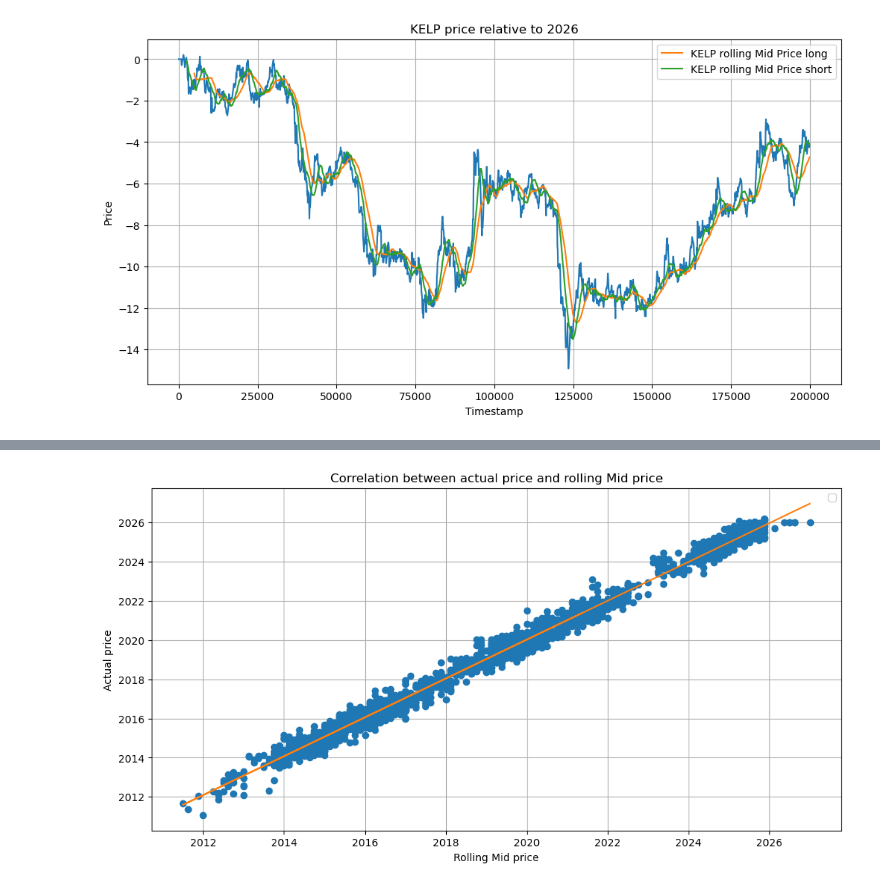
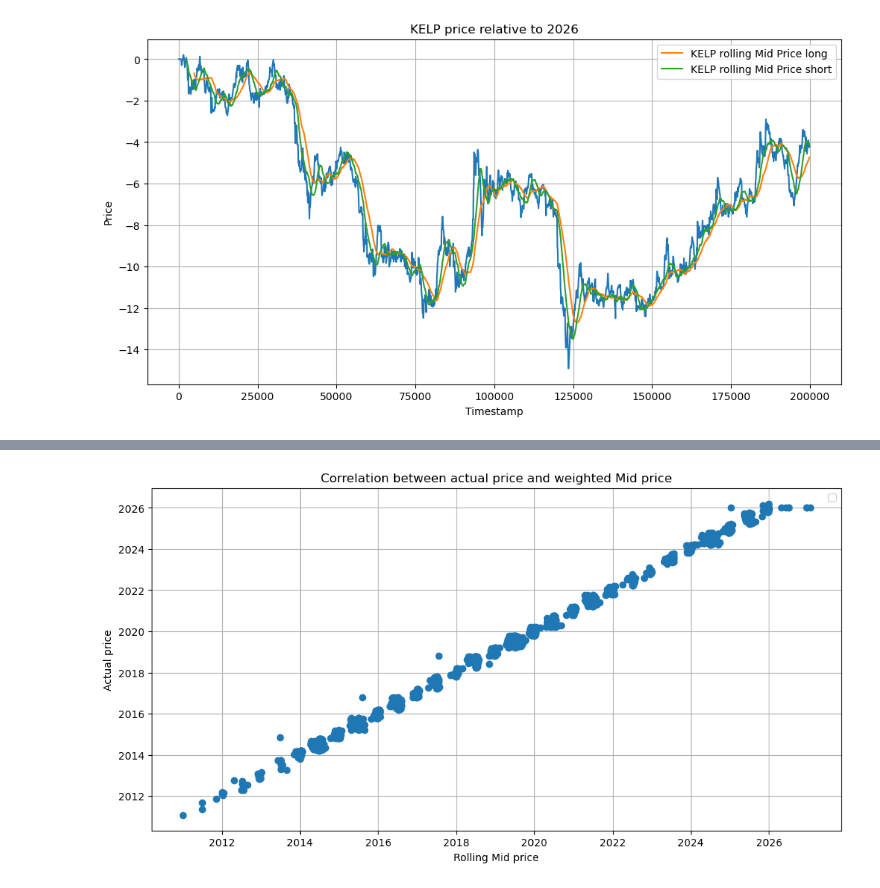
Before and after one commit to UlrichVestuche/IMC-Prosperity-3, a Jupyter notebook: Tutorial Gleb/data_ga.ipynb, the cells around one changed output, grey strips where cells are left out. Saved outputs shown, nothing was run; the diff lists cells and outputs as text; code cells hidden in the pictures.

```diff
--- a/Tutorial Gleb/data_ga.ipynb
+++ b/Tutorial Gleb/data_ga.ipynb
@@ -140,15 +192,18 @@ time = df_kelp['timestamp']
 
 print(list(df_kelp['mid_price']))
 
-df_kelp_rolling_mid = [(x - 2026) for x in df_kelp['mid_price'].rolling(window=4).mean()]
+df_kelp_rolling_mid = [(x) for x in df_kelp['mid_price'].rolling(window=4).mean()]
 
-df_kelp_mid_std = [(df_kelp_rolling_mid[i] - list(df_kelp['profit_and_loss'])[i]) for i in range(len(time))]
+df_kelp_weighted_mid = [(x) for x in mid_weight]
+
+
+df_kelp_mid_std = [(df_kelp_weighted_mid[i] - list(df_kelp['profit_and_loss'])[i]  - 2026 ) for i in range(len(time))]
 
 plt.figure(figsize=(12, 6))
 plt.plot(time, df_kelp_mid_std)
 plt.xlabel('Timestamp')
 plt.ylabel('Difference in Price')
-plt.title('Difference between actual price and rolling Mid price')
+plt.title('Difference between actual price and weight Mid price')
 plt.legend()
 plt.grid(True)
 plt.show()
@@ -218,15 +355,14 @@ print(fairprice)
 # %%
-df_kelp_rolling_mid = [x for x in df_kelp['mid_price'].rolling(window=4).mean()]
+#df_kelp_rolling_mid = [x for x in df_kelp['mid_price'].rolling(window=4).mean()]
 df_kelp_actual_price = [x + 2026 for x in df_kelp['profit_and_loss']]
 
 plt.figure(figsize=(12, 6))
-plt.plot(df_kelp_rolling_mid,df_kelp_actual_price,'o')
-plt.plot(Vars, y_pred)
+plt.plot(df_kelp_weighted_mid,df_kelp_actual_price,'o')
 plt.xlabel('Rolling Mid price')
 plt.ylabel('Actual price')
-plt.title('Correlation between actual price and rolling Mid price')
+plt.title('Correlation between actual price and weighted Mid price')
 plt.legend()
 plt.grid(True)
 plt.show()
 # %% [output]
-[figure, old version]
+[figure, new version]
```
Also changed, not shown: parts of 12 cells of this notebook, 4 other files.
